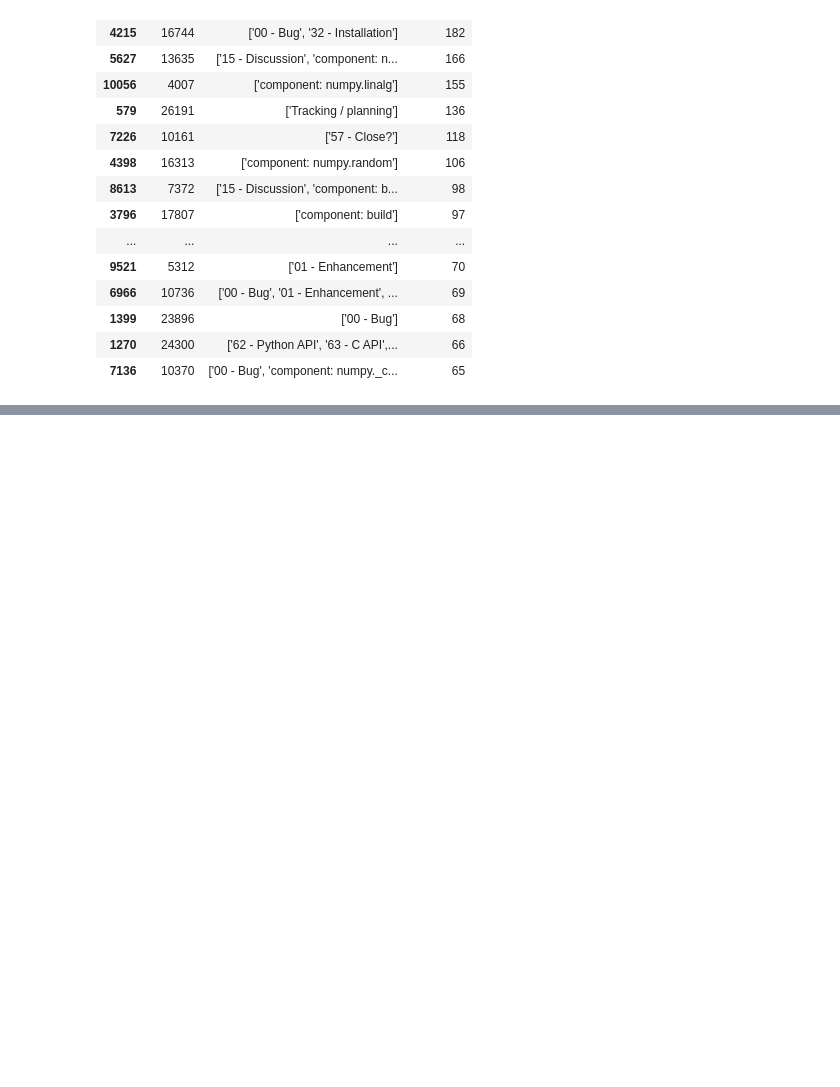
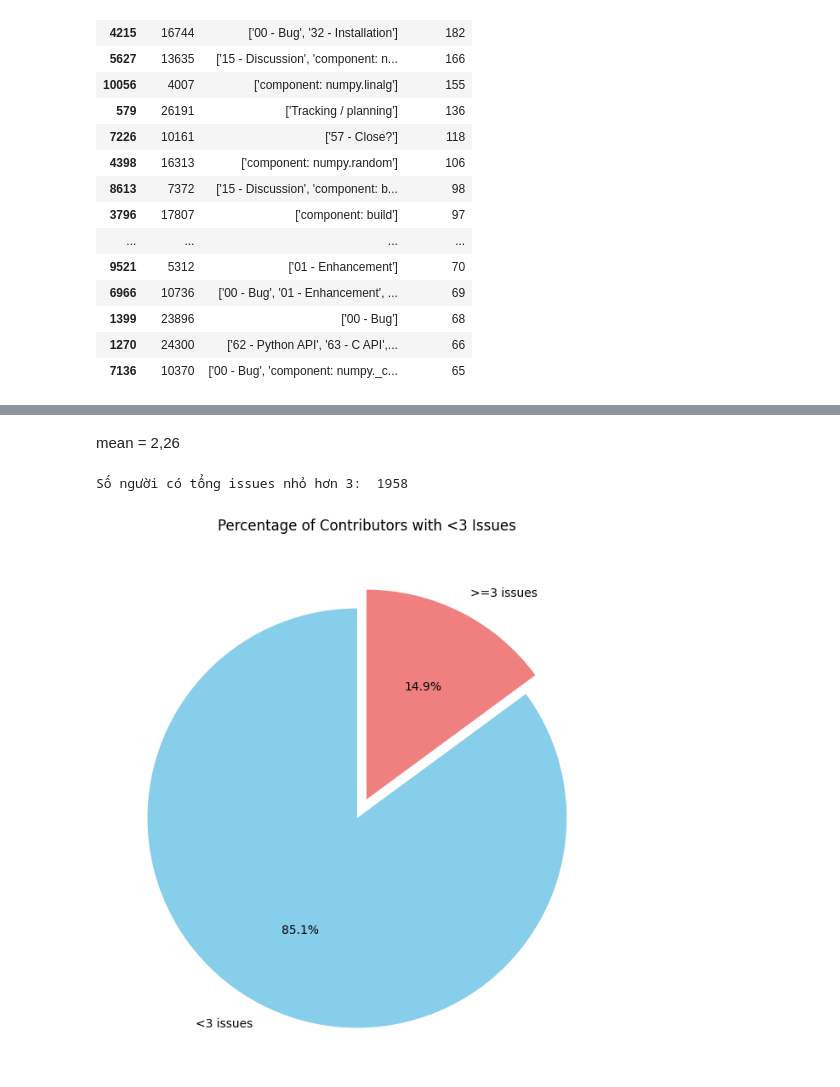
Before and after one commit to VMSSON345/NumpyDataProcessing, a Jupyter notebook: DATA_PYTHON/analysis_issues.ipynb, the cells around one changed output, grey strips where cells are left out. Drawn from its saved outputs; the diff is of its cells as text; code cells hidden in the pictures; blank space fills up the shorter version.

```diff
--- a/DATA_PYTHON/analysis_issues.ipynb
+++ b/DATA_PYTHON/analysis_issues.ipynb
@@ -136,0 +214,7 @@ sort_comment_issues[['number','labels','comment']].head(20)
+# %%
+unlabeled_issues = df_issues[(df_issues['labels'].apply(lambda x: 'unlabeled' in x))].copy()
+unlabeled_issues = unlabeled_issues[unlabeled_issues['state'] == 'closed']
+unlabeled_issues['solution_time'] = (unlabeled_issues['closed_at'] - unlabeled_issues['created_at']).dt.days
+unlabeled_issues_sorted = unlabeled_issues.sort_values(by='solution_time', ascending=True)
+creator_uni = unlabeled_issues_sorted['contributor'].unique()
+len(creator_uni)
@@ -136,0 +235,36 @@ sort_comment_issues[['number','labels','comment']].head(20)
+# %% [markdown]
+mean = 2,26
+# %%
+fil_issues = df_issues[df_issues['contributor'].isin(creator_uni)]
+
+issue_counts_by_contributor = fil_issues['contributor'].value_counts()
+
+contributors_with_less_than_10_issues = issue_counts_by_contributor[issue_counts_by_contributor < 3]
+print("Số người có tổng issues nhỏ hơn 3: ",contributors_with_less_than_10_issues.shape[0])
+# %% [output]
+Số người có tổng issues nhỏ hơn 3:  1958
+# %%
+#Số lượng issues của những người đóng góp dưới 3 issues
+less_experience = contributors_with_less_than_10_issues.shape[0]
+
+contributors_length = len(creator_uni)
+
+other = contributors_length - less_experience
+
+data = [less_experience,other]
+labels = ['<3 issues','>=3 issues']
+colors = ['skyblue', 'lightcoral']
+
+plt.figure(figsize=(8, 8))
+plt.pie(
+    data,
+    labels=labels,
+    autopct='%1.1f%%',
+    startangle=90,
+    colors=colors,
+    explode=(0.1, 0)
+)
+plt.title('Percentage of Contributors with <3 Issues')
+plt.show()
+# %% [output]
+[figure, added]
```
Also changed, not shown: parts of 18 cells of this notebook, 14 other files.
